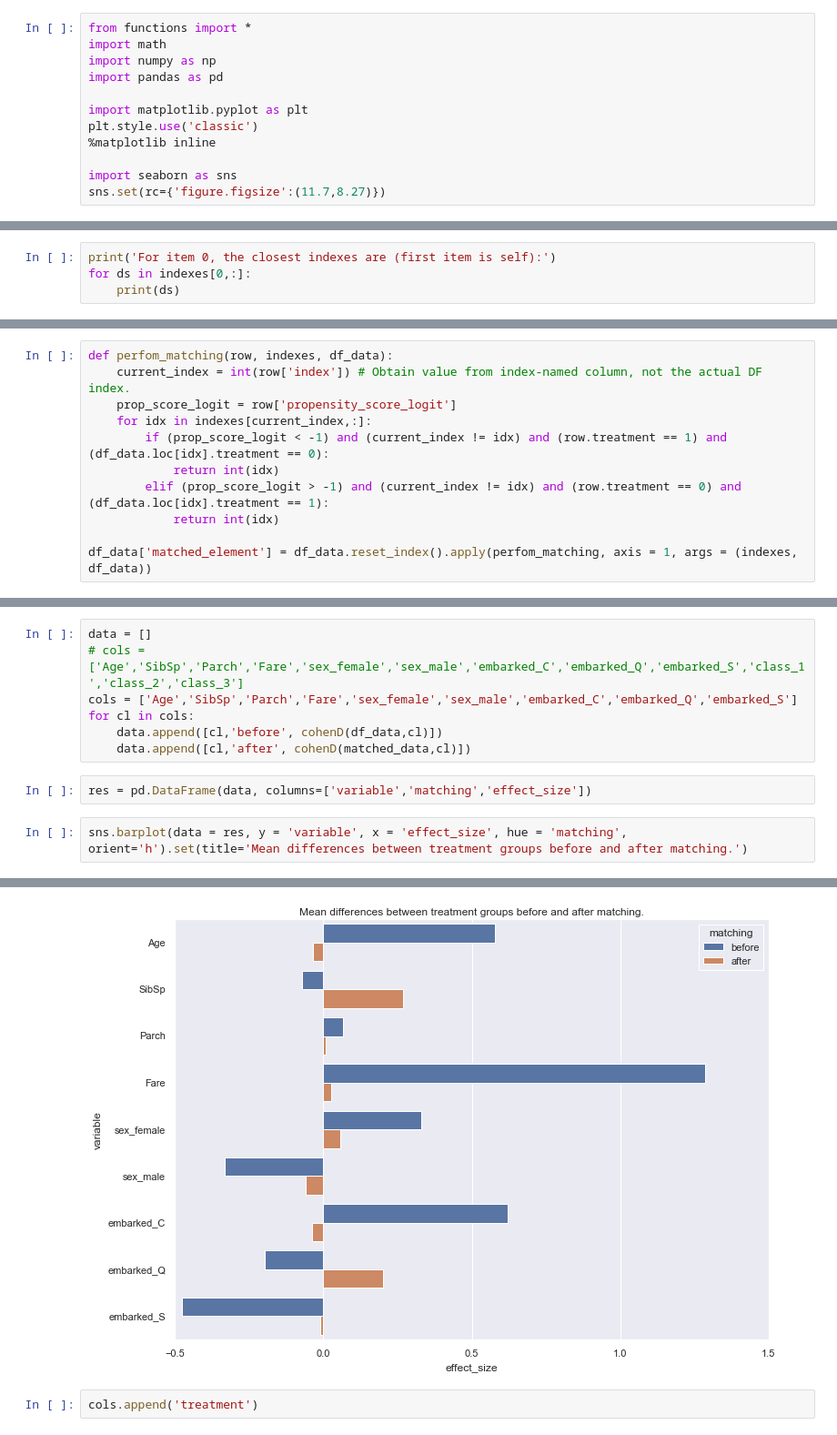
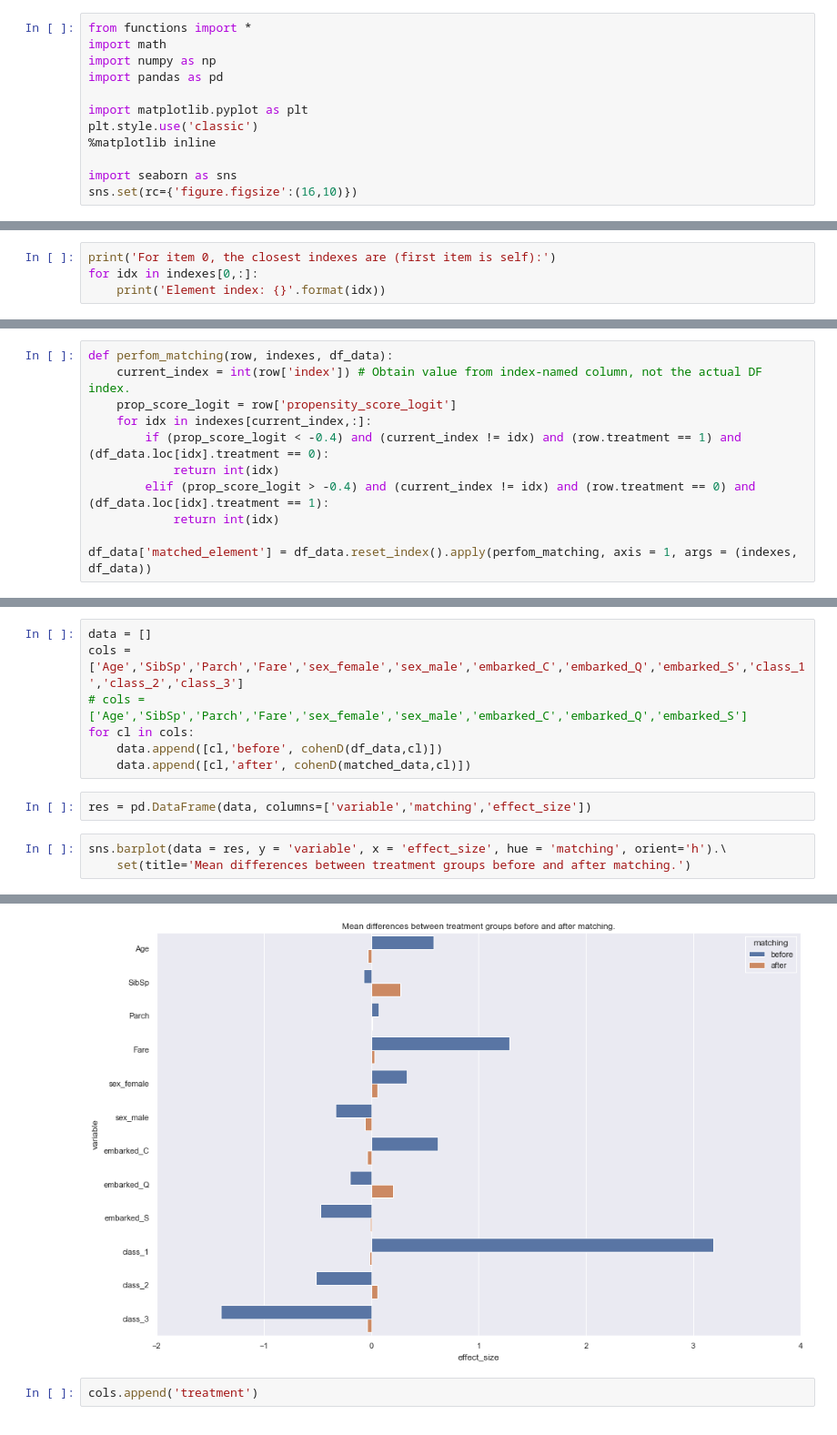
Before and after one commit to konosp/propensity-score-matching, a Jupyter notebook: propensity_score_matching_v2.ipynb, the cells around one changed output, grey strips where cells are left out. Shown at 91% size. Drawn from its saved outputs; the diff is of its cells as text.

```diff
--- a/propensity_score_matching_v2.ipynb
+++ b/propensity_score_matching_v2.ipynb
@@ -35,4 +35,4 @@ plt.style.use('classic')
 %matplotlib inline
 
 import seaborn as sns
-sns.set(rc={'figure.figsize':(11.7,8.27)})
+sns.set(rc={'figure.figsize':(16,10)})
@@ -213,6 +220,6 @@ For item 0, the closest distances are (first item is self):
 # %%
 print('For item 0, the closest indexes are (first item is self):')
-for ds in indexes[0,:]:
-    print(ds)
+for idx in indexes[0,:]:
+    print('Element index: {}'.format(idx))
 # %% [output]
 For item 0, the closest indexes are (first item is self):
@@ -235,9 +242,9 @@ def perfom_matching(row, indexes, df_data):
     current_index = int(row['index']) # Obtain value from index-named column, not the actual DF index.
     prop_score_logit = row['propensity_score_logit']
     for idx in indexes[current_index,:]:
-        if (prop_score_logit < -1) and (current_index != idx) and (row.treatment == 1) and (df_data.loc[idx].treatment == 0):
+        if (prop_score_logit < -0.4) and (current_index != idx) and (row.treatment == 1) and (df_data.loc[idx].treatment == 0):
             return int(idx)
-        elif (prop_score_logit > -1) and (current_index != idx) and (row.treatment == 0) and (df_data.loc[idx].treatment == 1):
+        elif (prop_score_logit > -0.4) and (current_index != idx) and (row.treatment == 0) and (df_data.loc[idx].treatment == 1):
             return int(idx)
 
 df_data['matched_element'] = df_data.reset_index().apply(perfom_matching, axis = 1, args = (indexes, df_data))
@@ -288,17 +315,18 @@ sns.kdeplot(data = matched_data, x = 'propensity_score_logit', hue = 'outcome',
 # %%
 data = []
-# cols = ['Age','SibSp','Parch','Fare','sex_female','sex_male','embarked_C','embarked_Q','embarked_S','class_1','class_2','class_3']
-cols = ['Age','SibSp','Parch','Fare','sex_female','sex_male','embarked_C','embarked_Q','embarked_S']
+cols = ['Age','SibSp','Parch','Fare','sex_female','sex_male','embarked_C','embarked_Q','embarked_S','class_1','class_2','class_3']
+# cols = ['Age','SibSp','Parch','Fare','sex_female','sex_male','embarked_C','embarked_Q','embarked_S']
 for cl in cols:
     data.append([cl,'before', cohenD(df_data,cl)])
     data.append([cl,'after', cohenD(matched_data,cl)])
 # %%
 res = pd.DataFrame(data, columns=['variable','matching','effect_size'])
 # %%
-sns.barplot(data = res, y = 'variable', x = 'effect_size', hue = 'matching', orient='h').set(title='Mean differences between treatment groups before and after matching.')
+sns.barplot(data = res, y = 'variable', x = 'effect_size', hue = 'matching', orient='h').\
+    set(title='Mean differences between treatment groups before and after matching.')
 # %% [output]
 [Text(0.5, 1.0, 'Mean differences between treatment groups before and after matching.')]
-[figure, old version]
+[figure, new version]
 # %%
 cols.append('treatment')
 # %%
```
Also changed, not shown: parts of 21 cells of this notebook.
